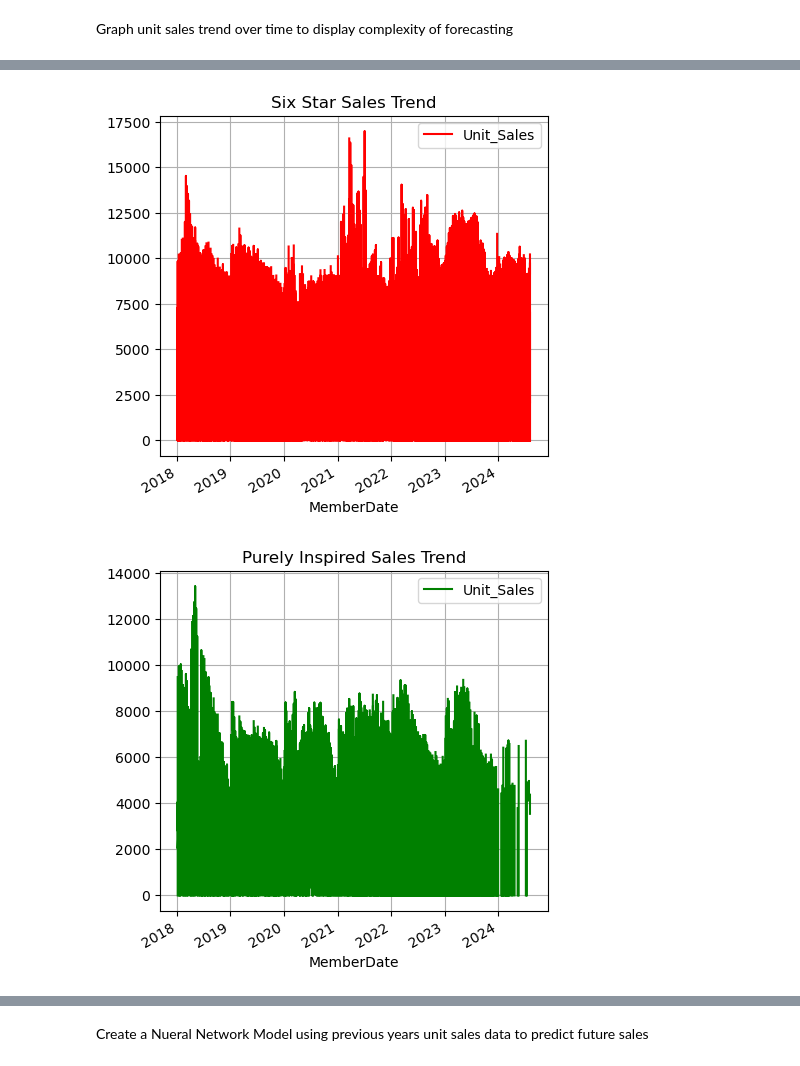
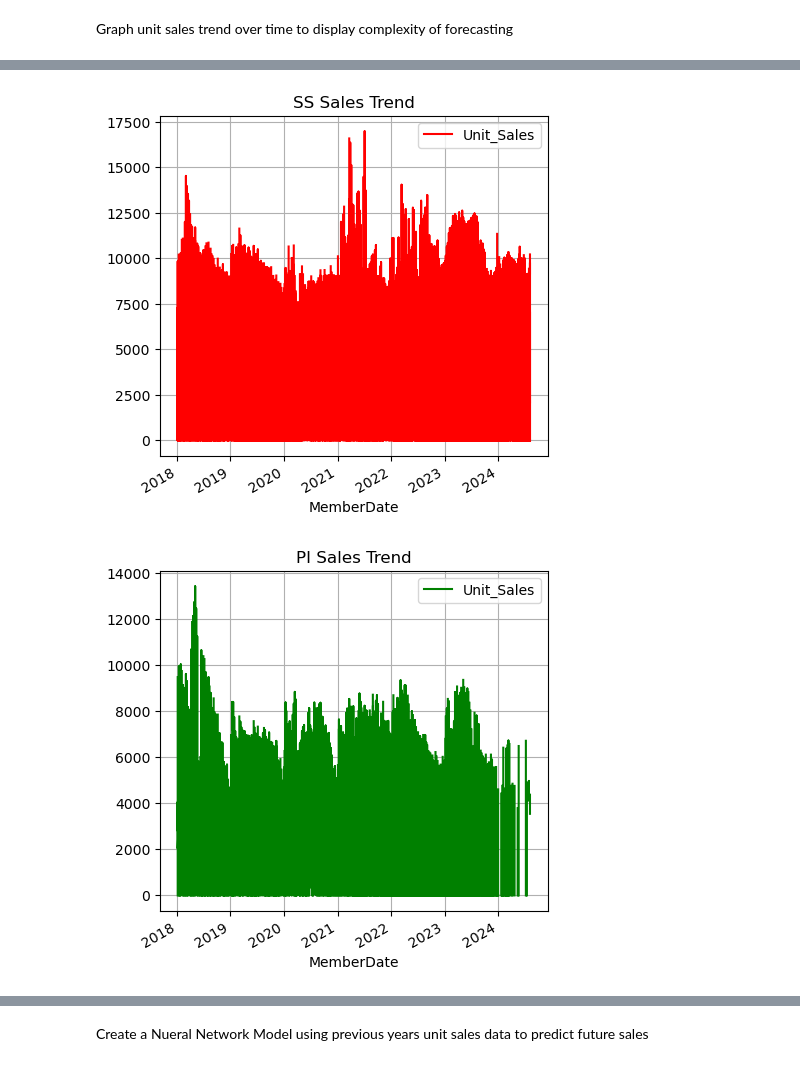
Before and after one commit to jstipe1/AI_Project_3, a Jupyter notebook: historical_pos_model.ipynb, the cells around one changed output, grey strips where cells are left out. Drawn from its saved outputs; the diff is of its cells as text; code cells hidden in the pictures.

```diff
--- a/historical_pos_model.ipynb
+++ b/historical_pos_model.ipynb
@@ -126,17 +136,17 @@ plt.show()
 # %%
 ss_pos = filtered_pos[filtered_pos['Brand'] == 'SS']
 ss_pos.plot(kind="line", x="MemberDate", y="Unit_Sales", grid=True, figsize=(5,5),
-             title="Six Star Sales Trend", color = 'red')
+             title="SS Sales Trend", color = 'red')
 plt.show()
 # %% [output]
-[figure, old version]
+[figure, new version]
 # %%
 pi_pos = filtered_pos[filtered_pos['Brand'] == 'PI']
 pi_pos.plot(kind="line", x="MemberDate", y="Unit_Sales", grid=True, figsize=(5,5),
-             title="Purely Inspired Sales Trend", color = 'green')
+             title="PI Sales Trend", color = 'green')
 plt.show()
 # %% [output]
-[figure, old version]
+[figure, new version]
 # %%
 mt_pos = filtered_pos[filtered_pos['Brand'] == 'MT']
 mt_pos.plot(kind="line", x="MemberDate", y="Unit_Sales", grid=True, figsize=(5,5),
```
Also changed, not shown: parts of 53 cells of this notebook, 2 other files.
